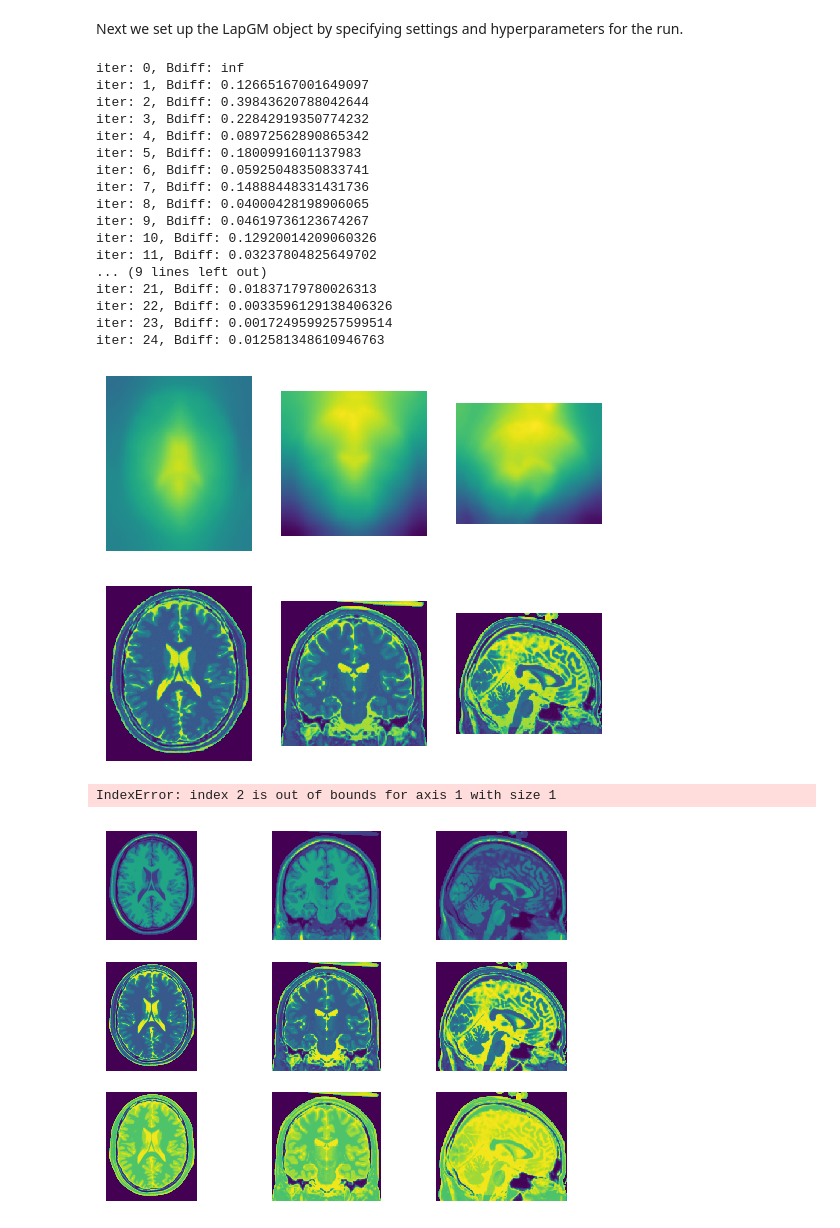
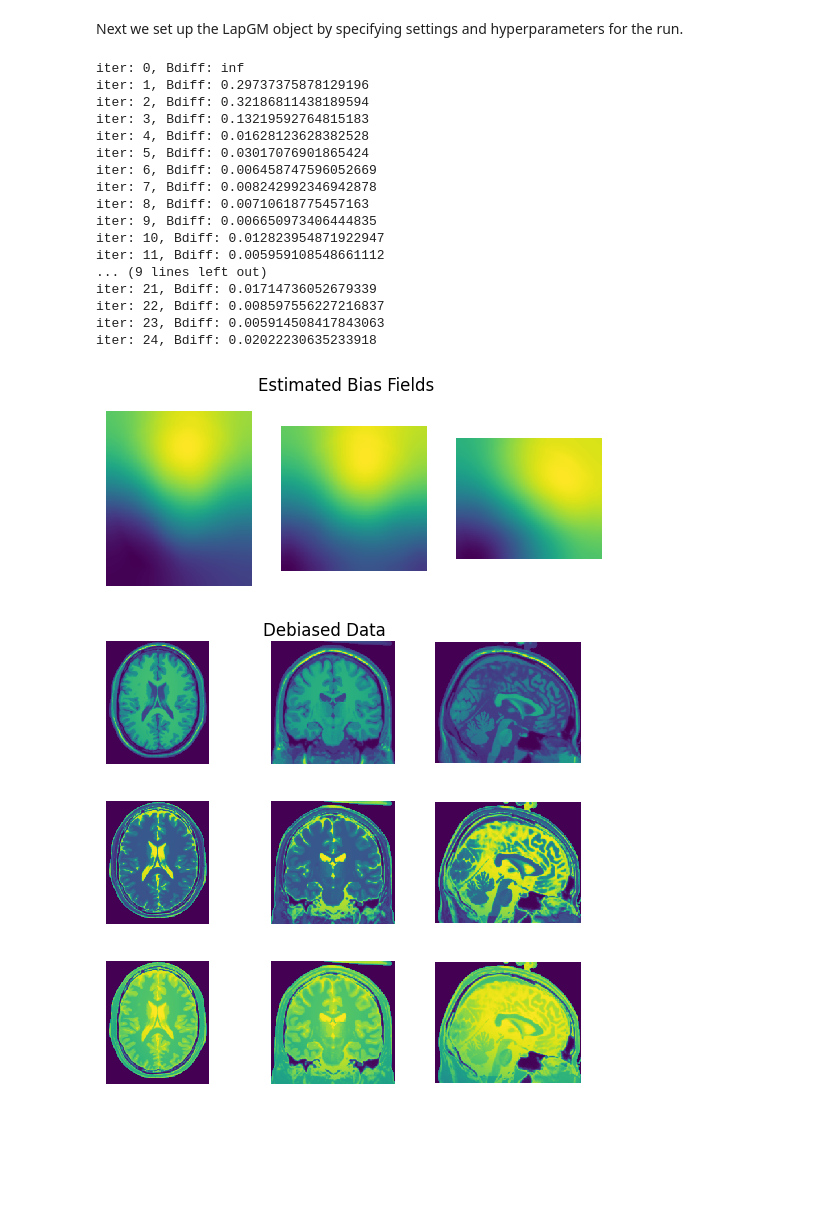
Before and after one commit to lucianoAvinas/lapgm, a Jupyter notebook: examples/debias.ipynb, the cells around one changed output. Drawn from its saved outputs; the diff is of its cells as text; code cells hidden in the pictures; blank space fills up the shorter version.

```diff
--- a/examples/debias.ipynb
+++ b/examples/debias.ipynb
@@ -10,6 +10,6 @@ We will be using the *BrainWeb* dataset for our debiasing example. Example data
 # %%
-# Select a low noise, high RF intensity preset from the BrainWeb normal dataset
-brainweb_dict = brainweb_utils.download_and_read_normal(noise=1, rf_intensity=40)
+# Download and read BrainWeb normal data
+brainweb_dict = brainweb_utils.get_biased_data()
 
 brainweb_data = [brainweb_dict['T1'], brainweb_dict['T2'], brainweb_dict['PD']]
 # %%
@@ -36,43 +36,38 @@ debias_obj = lapgm.LapGM(downscale_factor=2)
 # -- Specify hyperparameters --
 # tau is a gradient scale penalty on the bias estimation
 # n_classes specifies the number of tissue classes visible (including ambient space)
-# log_initialize initializes clusters with log transform. When set to false, better clusters
-#     may be found. If compact, non-tissue artifacts are visible, it is better to set to true.
-debias_obj.set_hyperparameters(tau=5e-4, n_classes=5, log_initialize=True)
+# log_initialize initializes clusters with log transform. Increases sensitivity to finding clusters
+#     of similar intensity. For less dispersed bias fields it may be better to set to true.
+debias_obj.set_hyperparameters(tau=1e-5, n_classes=6, log_initialize=False)
 
-#debias_obj.specify_cylindrical_decay(-0.25)
-
-# Cast data to float and attach relevant sequence information
-#brainweb_arr = lapgm.to_sequence_array([brainweb_dict['T1'], brainweb_dict['T2'], brainweb_dict['PD']])
-brainweb_arr = lapgm.to_sequence_array([brainweb_dict['T2']])
+# Cast datatype and attach relevant sequence information
+brainweb_arr = lapgm.to_sequence_array([brainweb_dict['T1'], brainweb_dict['T2'], brainweb_dict['PD']])
 # %%
 # Run debias procedure and take parameter output
 params = debias_obj.estimate_parameters(brainweb_arr, print_tols=True)
 # %% [output]
 iter: 0, Bdiff: inf
-iter: 1, Bdiff: 0.12665167001649097
-iter: 2, Bdiff: 0.39843620788042644
-iter: 3, Bdiff: 0.22842919350774232
-iter: 4, Bdiff: 0.08972562890865342
-iter: 5, Bdiff: 0.1800991601137983
-iter: 6, Bdiff: 0.05925048350833741
-iter: 7, Bdiff: 0.14888448331431736
-iter: 8, Bdiff: 0.04000428198906065
-iter: 9, Bdiff: 0.04619736123674267
-iter: 10, Bdiff: 0.12920014209060326
-iter: 11, Bdiff: 0.03237804825649702
+iter: 1, Bdiff: 0.29737375878129196
+iter: 2, Bdiff: 0.32186811438189594
+iter: 3, Bdiff: 0.13219592764815183
+iter: 4, Bdiff: 0.01628123628382528
+iter: 5, Bdiff: 0.03017076901865424
+iter: 6, Bdiff: 0.006458747596052669
+iter: 7, Bdiff: 0.008242992346942878
+iter: 8, Bdiff: 0.00710618775457163
+iter: 9, Bdiff: 0.006650973406444835
+iter: 10, Bdiff: 0.012823954871922947
+iter: 11, Bdiff: 0.005959108548661112
 ... (9 lines left out)
-iter: 21, Bdiff: 0.01837179780026313
-iter: 22, Bdiff: 0.0033596129138406326
-iter: 23, Bdiff: 0.0017249599257599514
-iter: 24, Bdiff: 0.012581348610946763
+iter: 21, Bdiff: 0.01714736052679339
+iter: 22, Bdiff: 0.008597556227216837
+iter: 23, Bdiff: 0.005914508417843063
+iter: 24, Bdiff: 0.02022230635233918
 # %%
-view_utils.view_center_slices([params.B], np.ones(params.B.shape,dtype=bool), color_scale=True)
+view_utils.view_center_slices(np.exp(params.B), title_names=['Estimated Bias Fields'])
 
 brainweb_deb = lapgm.debias(brainweb_arr, params)
-view_utils.view_center_slices(brainweb_deb, data_mask, color_scale=True)
-view_utils.view_class_map(params.w, slice_ax=2, order=np.argsort(params.mu[:,2]) )
+view_utils.view_center_slices(brainweb_deb, data_mask, ['Debiased Data', None, None])
 # %% [output]
-[figure, old version]
+[figure, new version]
-[figure, old version]
+[figure, new version]
-IndexError: index 2 is out of bounds for axis 1 with size 1
@@ -81,7 +73,0 @@ brainweb_dict_cl = brainweb_utils.download_and_read_normal(noise=0, rf_intensity
-# %%
-bias_fields = [brainweb_dict['T1'] / (brainweb_dict_cl['T1'] + 1e-12),
-               brainweb_dict['T2'] / (brainweb_dict_cl['T2'] + 1e-12),
-               brainweb_dict['PD'] / (brainweb_dict_cl['PD'] + 1e-12)]
-view_utils.view_center_slices(brainweb_data_cl, data_mask, color_scale=True)
-# %% [output]
-[figure, removed]
```
Also changed, not shown: parts of 6 cells of this notebook, 3 other files.
